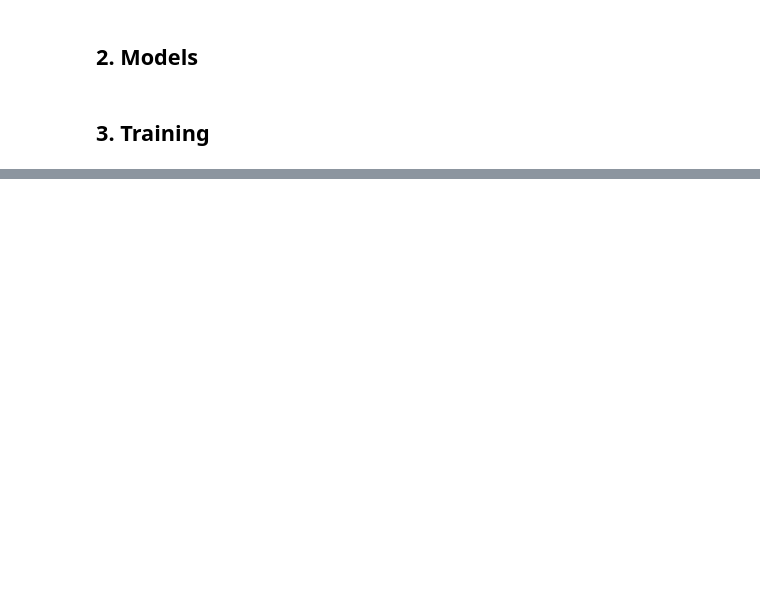
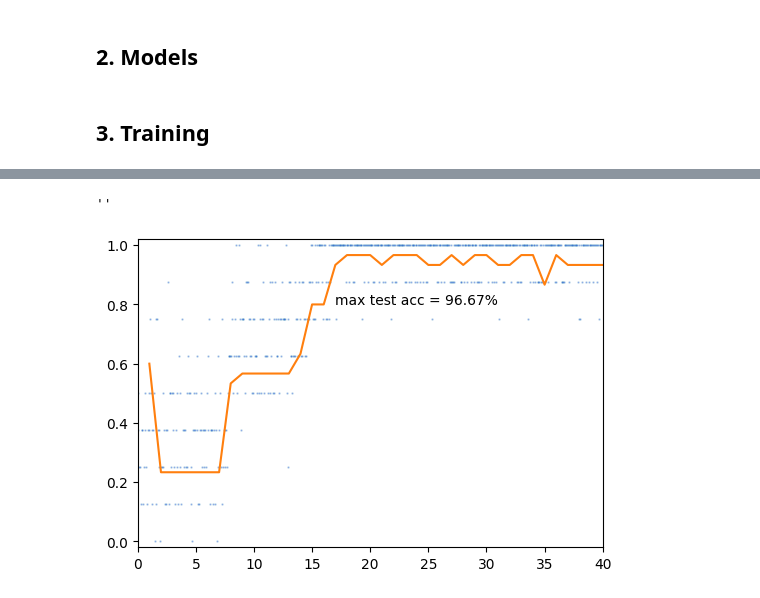
Before and after one commit to bmnsmets/semitorch, a Jupyter notebook: experiments/fullyconnected.ipynb, the cells around one changed output, grey strips where cells are left out. Cells and saved outputs as stored; diff of their text form; code cells hidden in the pictures; blank space fills up the shorter version.

Commit message:
Fix IPython display not showing, and tune the various models for the various datasets

```diff
--- a/experiments/fullyconnected.ipynb
+++ b/experiments/fullyconnected.ipynb
@@ -122,7 +193,7 @@ def count_parameters(model):
 # %% [markdown]
 ## 3. Training
 # %%
-def accuracy(model, x, y):
+def accuracy(model: nn.Sequential, x: torch.Tensor, y: torch.Tensor) -> float:
     with torch.no_grad():
         yout = model(x)
         _, prediction = torch.max(yout.cpu(), dim=1)
@@ -130,7 +201,7 @@ def accuracy(model, x, y):
         return (y.cpu() == prediction).sum().item() / float(y.numel())
 
 
-def test(model, device, testloader):
+def test(model: nn.Sequential, device: str, testloader: DataLoader) -> float:
     model.eval()
     accs = []
 
@@ -142,7 +213,16 @@ def test(model, device, testloader):
     return sum(accs) / len(accs)
 
 
-def train(model, device, trainloader, testloader, optimizer, scheduler, loss, epochs):
+def train(
+        model: nn.Sequential,
+        device: str,
+        trainloader: DataLoader,
+        testloader: DataLoader,
+        optimizer: torch.optim.Optimizer,
+        scheduler: torch.optim.lr_scheduler,
+        loss: torch.nn.modules.loss,
+        epochs: int,
+) -> None:
     accs = []  # list of accuracy on the test dataset for every epoch
     trainaccs = []  # a list of the accuracies of all the training batches
 
@@ -191,8 +271,6 @@ def train(model, device, trainloader, testloader, optimizer, scheduler, loss, ep
         torch.cuda.empty_cache()
         gc.collect()
 
-    plt.close(fig)
-
 
 def resetmodel(model: nn.Module) -> None:
     @torch.no_grad()
@@ -219,40 +297,60 @@ spheres_train_loader = DataLoader(spheres_train, batch_size=16, shuffle=True)
 spheres_test_loader = DataLoader(spheres_test, batch_size=len(spheres_test), shuffle=True)
 # %%
 iris_models = [
-    create_model("linear_relu", 4, 3).to(device),
-    create_model("linear_maxplus", 4, 3).to(device),
-    create_model("linear_minplus", 4, 3).to(device),
+    create_model("linear_relu", num_features=4, num_classes=3).to(device),
+    create_model("linear_maxplus", num_features=4, num_classes=3).to(device),
+    create_model("linear_minplus", num_features=4, num_classes=3).to(device),
 ]
 
 for model in iris_models:
     model_ref = model.name.replace("_", "/")
-    print(f"{model_ref} model has {count_parameters(model)} parameters")
+    print(f"{model_ref} model has {count_parameters(model)} trainable parameters")
 
 loss = nn.CrossEntropyLoss()
 epochs = 40
 
 for model in iris_models:
     if model.name == "linear_relu":
-        lr: float = 2e-2
+        optimizer = torch.optim.AdamW(model.parameters(), lr=2e-2, weight_decay=0.01)
+        scheduler = torch.optim.lr_scheduler.OneCycleLR(
+            optimizer,
+            max_lr=2e-2,
+            anneal_strategy="linear",
+            pct_start=0.3,
+            three_phase=True,
+            final_div_factor=1000.0,
+            div_factor=10.0,
+            steps_per_epoch=len(iris_train),
+            epochs=epochs,
+        )
     elif model.name == "linear_maxplus":
-        lr: float = 2e-4
+        optimizer = torch.optim.AdamW(model.parameters(), lr=2e-2, weight_decay=0.01)
+        scheduler = torch.optim.lr_scheduler.OneCycleLR(
+            optimizer,
+            max_lr=2e-2,
+            anneal_strategy="linear",
+            pct_start=0.3,
+            three_phase=True,
+            final_div_factor=1000.0,
+            div_factor=10.0,
+            steps_per_epoch=len(iris_train),
+            epochs=epochs,
+        )
     elif model.name == "linear_minplus":
-        lr: float = 2e-4
+        optimizer = torch.optim.AdamW(model.parameters(), lr=2e-2, weight_decay=0.01)
+        scheduler = torch.optim.lr_scheduler.OneCycleLR(
+            optimizer,
+            max_lr=2e-2,
+            anneal_strategy="linear",
+            pct_start=0.3,
+            three_phase=True,
+            final_div_factor=1000.0,
+            div_factor=10.0,
+            steps_per_epoch=len(iris_train),
+            epochs=epochs,
+        )
     else:
         raise RuntimeError(f"Unknown model ({model.name})")
-
-    optimizer = torch.optim.AdamW(model.parameters(), lr=lr, weight_decay=0.01)
-    scheduler = torch.optim.lr_scheduler.OneCycleLR(
-        optimizer,
-        max_lr=lr,
-        anneal_strategy="linear",
-        pct_start=0.3,
-        three_phase=True,
-        final_div_factor=1000.0,
-        div_factor=10.0,
-        steps_per_epoch=len(iris_train),
-        epochs=epochs,
-    )
 
     train(
         model,
@@ -264,3 +362,4 @@ for model in iris_models:
         loss,
         epochs,
     )
+# %% [output]
@@ -266,0 +371,2 @@ for model in iris_models:
+''
+[figure, added]
```
Also changed, not shown: parts of 10 cells of this notebook, 1 other file.
